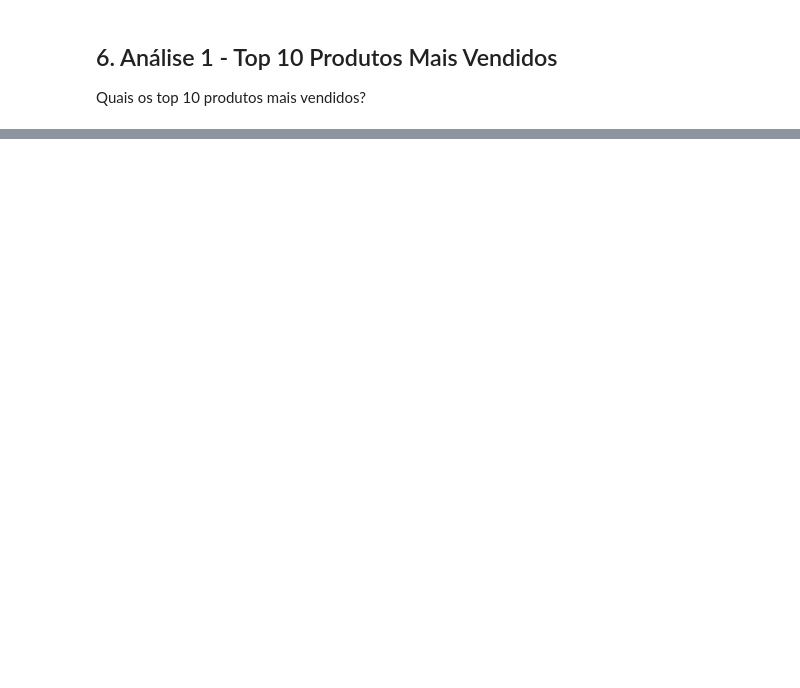
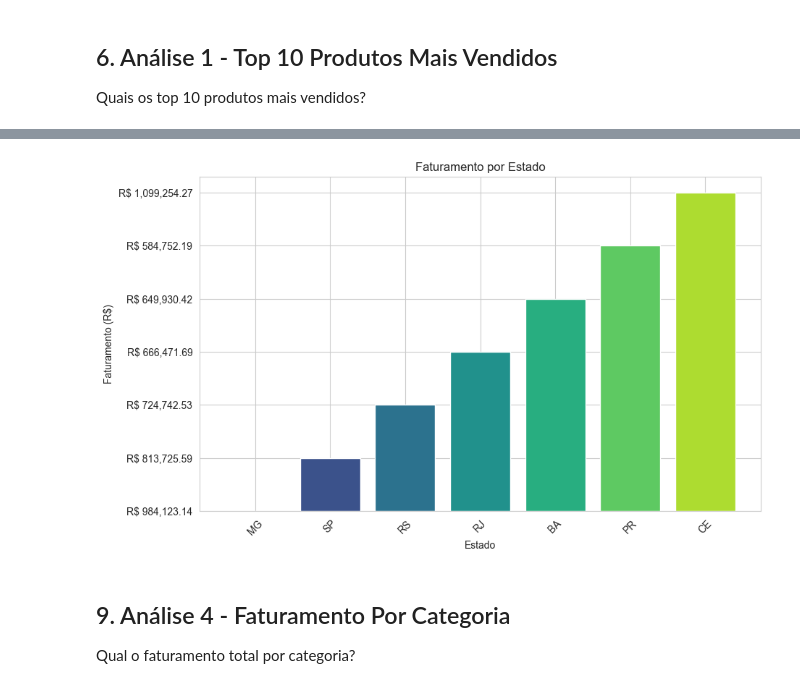
Before and after one commit to Afonso-eng/PORTIFOLIO, a Jupyter notebook: PROJETO E-COMERCE/PROJETO_ANALISE_VENDAS.ipynb, the cells around one changed output, grey strips where cells are left out. Cells and saved outputs as stored; diff of their text form; code cells hidden in the pictures; blank space fills up the shorter version.

```diff
--- a/PROJETO E-COMERCE/PROJETO_ANALISE_VENDAS.ipynb
+++ b/PROJETO E-COMERCE/PROJETO_ANALISE_VENDAS.ipynb
@@ -327,0 +377,5 @@ Passing `palette` without assigning `hue` is deprecated and will be removed in v
+# %%
+# total de faturamento por estado
+faturamento_por_estado = df_vendas.groupby('Estado')['Faturamento'].sum().reset_index()
+faturamento_por_estado['Faturamento'] = faturamento_por_estado['Faturamento'].apply(lambda x: f'R$ {x:,.2f}')
+faturamento_por_estado
@@ -327,0 +391,19 @@ Passing `palette` without assigning `hue` is deprecated and will be removed in v
+# %%
+# grafico de faturamento por estado com paleta de cores com vendas crescente de vendas
+f_sorted = faturamento_por_estado.sort_values('Faturamento', ascending=False)
+
+plt.figure(figsize=(10,6))
+colors = sns.color_palette("viridis", len(f_sorted))
+plt.bar(f_sorted['Estado'], f_sorted['Faturamento'], color=colors)
+plt.xlabel("Estado")
+plt.ylabel("Faturamento (R$)")
+plt.title("Faturamento por Estado")
+plt.xticks(rotation=45)
+plt.grid(True)
+plt.show()
+# %% [output]
+[figure, added]
+# %% [markdown]
+## 9. Análise 4 - Faturamento Por Categoria
+
+Qual o faturamento total por categoria?
```
Also changed, not shown: parts of 15 cells of this notebook.
